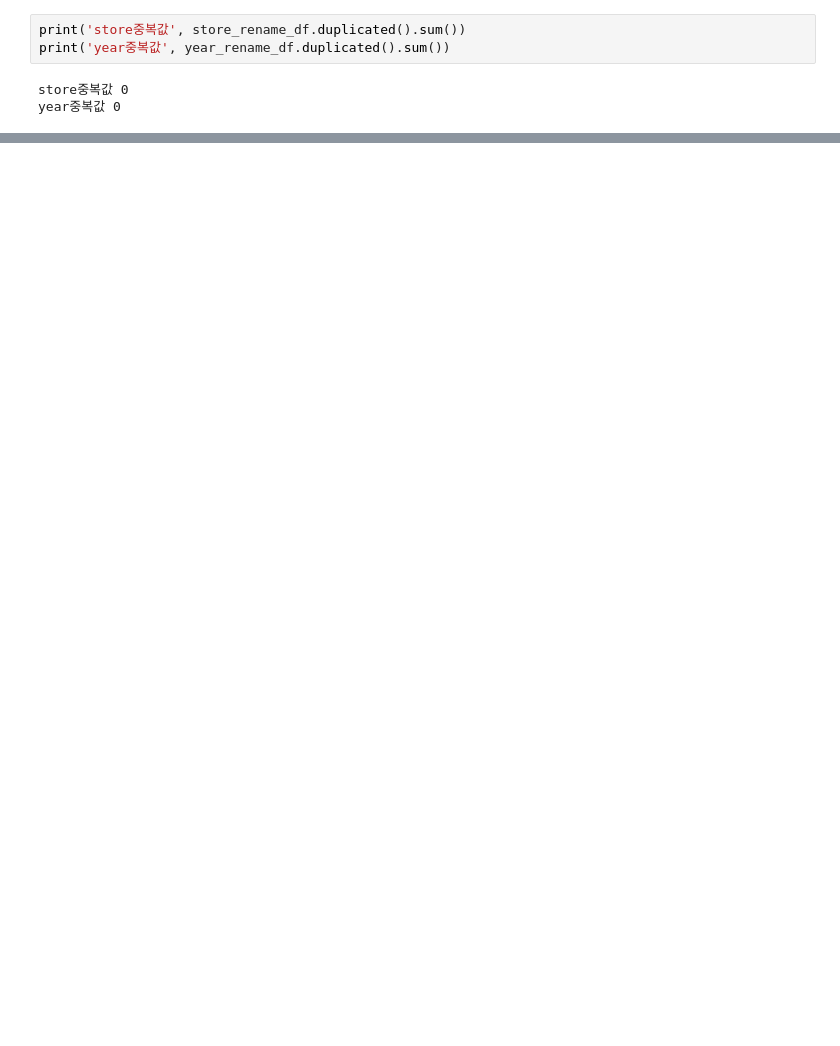
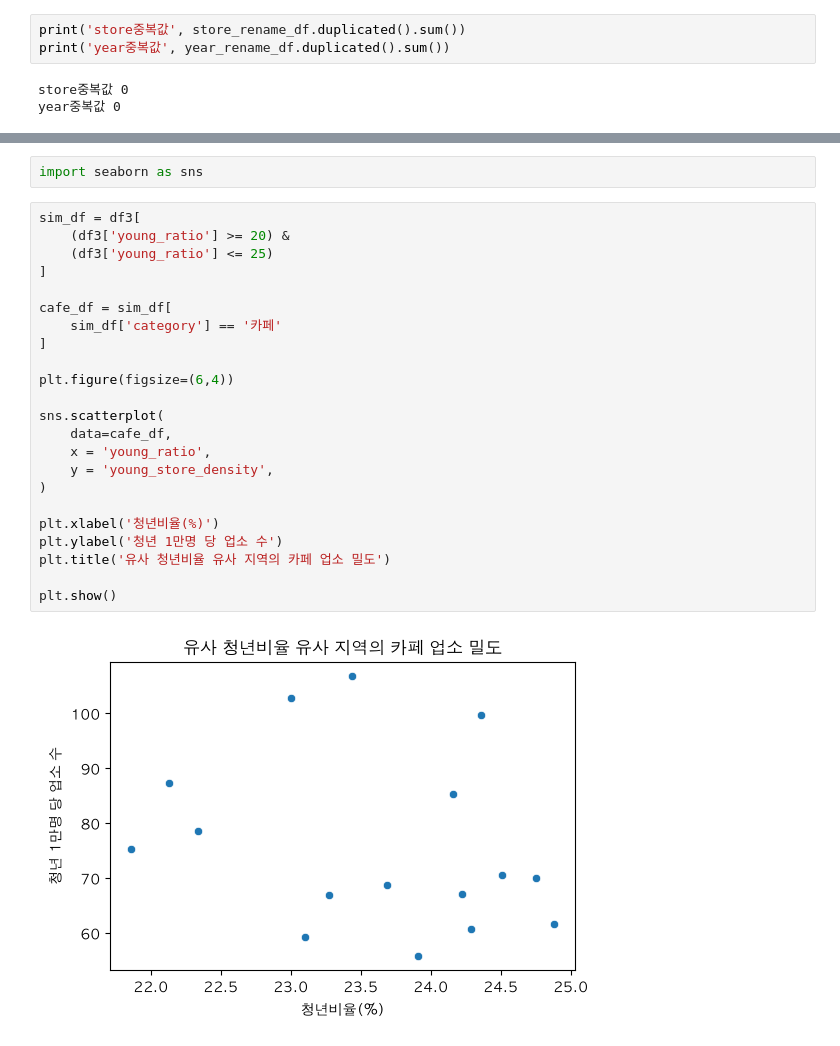
Before and after one commit to AI-Campus-1st/mini_pjt_1_khs, a Jupyter notebook: src/minipjt.ipynb, the cells around one changed output, grey strips where cells are left out. Saved outputs shown, nothing was run; the diff lists cells and outputs as text; blank space fills up the shorter version.

```diff
--- a/src/minipjt.ipynb
+++ b/src/minipjt.ipynb
@@ -562,0 +895,27 @@ year중복값 0
+# %%
+import seaborn as sns
+# %%
+sim_df = df3[
+    (df3['young_ratio'] >= 20) &
+    (df3['young_ratio'] <= 25)
+]
+
+cafe_df = sim_df[
+    sim_df['category'] == '카페'
+]
+
+plt.figure(figsize=(6,4))
+
+sns.scatterplot(
+    data=cafe_df,
+    x = 'young_ratio',
+    y = 'young_store_density',
+)
+
+plt.xlabel('청년비율(%)')
+plt.ylabel('청년 1만명 당 업소 수')
+plt.title('유사 청년비율 유사 지역의 카페 업소 밀도')
+
+plt.show()
+# %% [output]
+[figure, added]
```
Also changed, not shown: parts of 30 cells of this notebook, 6 other files.
